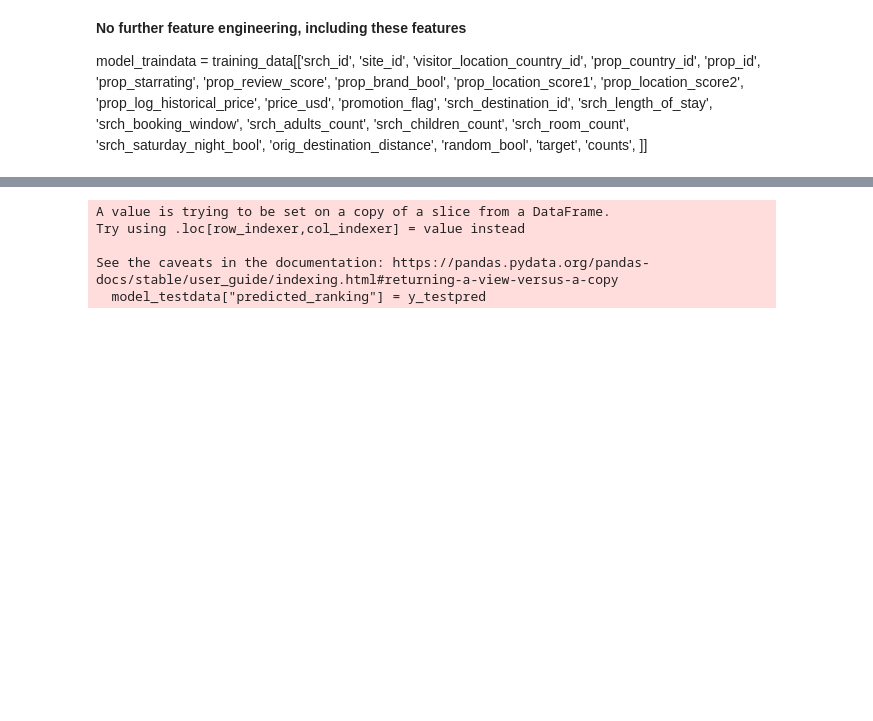
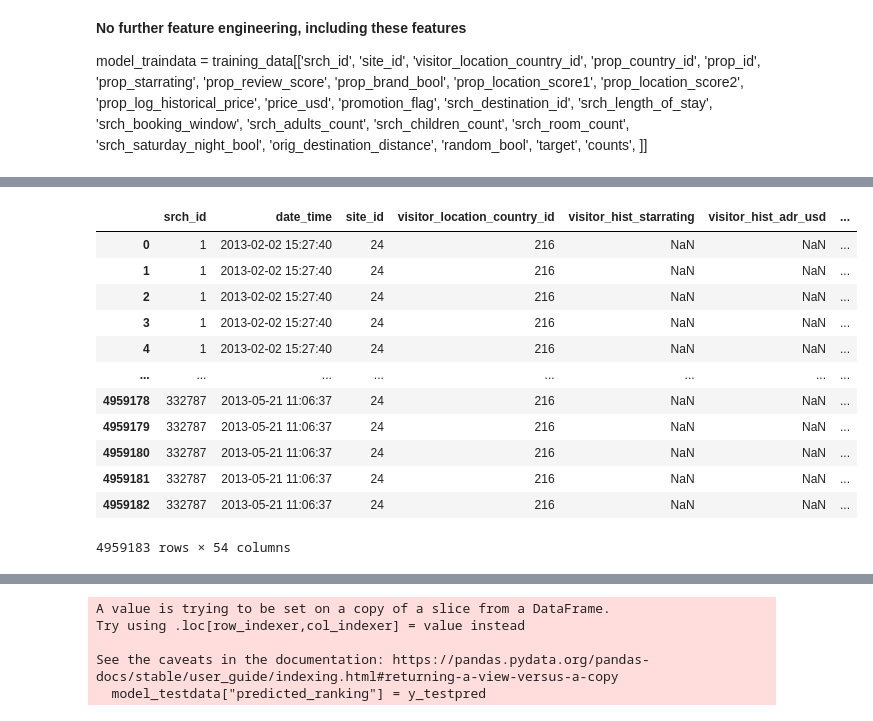
Before and after one commit to AlexiaSalomons/dmt_assignment2, a Jupyter notebook: XGB_model_J.ipynb, the cells around one changed output, grey strips where cells are left out. Saved outputs shown, nothing was run; the diff lists cells and outputs as text; code cells hidden in the pictures; blank space fills up the shorter version.

```diff
--- a/XGB_model_J.ipynb
+++ b/XGB_model_J.ipynb
@@ -510,6 +525,32 @@ test_data = pd.read_csv('data/test_set_VU_DM.csv')
 # %%
 z = test_data['prop_id'].value_counts()
 dict_z = z.to_dict() # converts to dictionary
-test_data['counts'] = test_data['prop_id'].map(dict_z)
+test_data['prop_counts'] = test_data['prop_id'].map(dict_z)
+# %%
+test_data['diff_price'] = ((test_data['price_usd']) - (np.exp(test_data['prop_log_historical_price'])))
+# %%
+test_data['dist_home_away'] = (test_data['visitor_location_country_id']/test_data['prop_country_id'])
+test_data.loc[test_data['dist_home_away']!=1, ['dist_home_away']] = 0
+# %%
+test_data['prop_loc_score1_norm'] = test_data['prop_location_score1'] / test_data['prop_location_score1'].abs().max()
+test_data['prop_location_score2'].fillna(test_data['prop_loc_score1_norm'], inplace=True)
+test_data['location_score'] = (test_data['prop_loc_score1_norm'] + test_data['prop_location_score2'])/2
+test_data = test_data.drop('prop_loc_score1_norm', axis=1)
+# %%
+test_data
+# %% [output]
+|  | srch_id | date_time | site_id | visitor_location_country_id | visitor_hist_starrating | visitor_hist_adr_usd | ... |
+| 0 | 1 | 2013-02-02 15:27:40 | 24 | 216 | NaN | NaN | ... |
+| 1 | 1 | 2013-02-02 15:27:40 | 24 | 216 | NaN | NaN | ... |
+| 2 | 1 | 2013-02-02 15:27:40 | 24 | 216 | NaN | NaN | ... |
+| 3 | 1 | 2013-02-02 15:27:40 | 24 | 216 | NaN | NaN | ... |
+| 4 | 1 | 2013-02-02 15:27:40 | 24 | 216 | NaN | NaN | ... |
+| ... | ... | ... | ... | ... | ... | ... | ... |
+| 4959178 | 332787 | 2013-05-21 11:06:37 | 24 | 216 | NaN | NaN | ... |
+| 4959179 | 332787 | 2013-05-21 11:06:37 | 24 | 216 | NaN | NaN | ... |
+| 4959180 | 332787 | 2013-05-21 11:06:37 | 24 | 216 | NaN | NaN | ... |
+| 4959181 | 332787 | 2013-05-21 11:06:37 | 24 | 216 | NaN | NaN | ... |
+| 4959182 | 332787 | 2013-05-21 11:06:37 | 24 | 216 | NaN | NaN | ... |
+4959183 rows × 54 columns
 # %%
 model_testdata = test_data[['srch_id',
```
Also changed, not shown: parts of 48 cells of this notebook, 2 other files.
